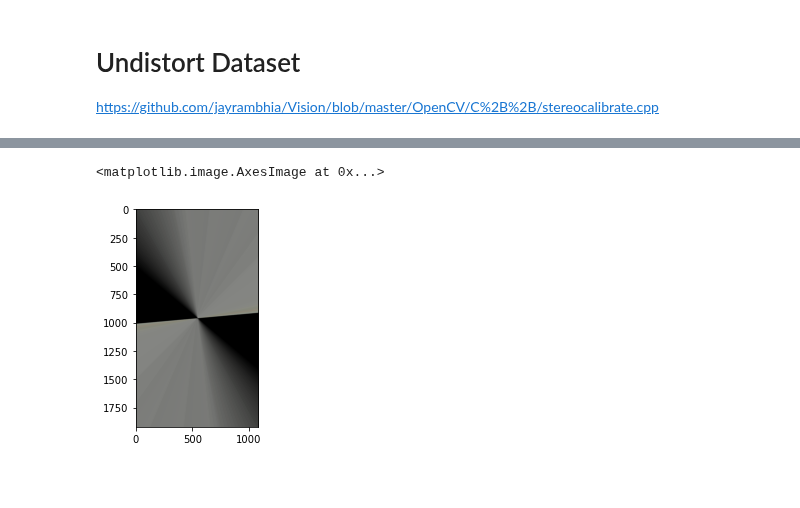
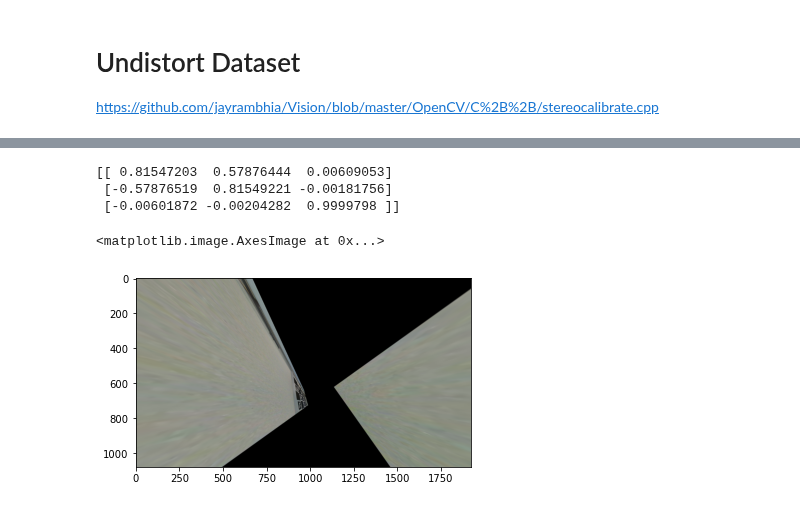
Before and after one commit to alr-internship/self-supervised-depth-denoising, a Jupyter notebook: notebooks/dataset/02_undistord_dataset_new.ipynb, the cells around one changed output, grey strips where cells are left out. Drawn from its saved outputs; the diff is of its cells as text; code cells hidden in the pictures; blank space fills up the shorter version.

Commit message:
updated calibration and added new attempt

```diff
--- a/notebooks/dataset/02_undistord_dataset_new.ipynb
+++ b/notebooks/dataset/02_undistord_dataset_new.ipynb
@@ -7,6 +7,7 @@ class Args:
     calibrated_dataset_path = "../../resources/images/calibrated/dataset_1.npz"
     calibration_matrix_path = "../../resources/calibrations/calibration.yml"
     save_calibrated_images = False
+    common_points_threshold = 40
 args = Args()
 # %%
 from models.dataset.DatasetHelper import openImageDataset, saveImageDataset, load_coefficients
@@ -15,25 +18,17 @@ from matplotlib import pyplot as plt
 # %%
-# Open Dataset and calibration file
 rs_rgb, rs_z, zv_rgb, zv_z = openImageDataset(args.uncalibrated_dataset_path)
 print(f"Opened dataset containing {len(rs_rgb)} image sets")
 
-## Load Coefficients
-transformation_matrix = load_coefficients(path=args.calibration_matrix_path)
-
-## Undistort Images
-import cv2
-import numpy as np
-
+# camera matrizes
 CM1 = np.identity(3)
 CM2 = np.identity(3)
+
+# camera distortion coefficients
 D1 = np.zeros(4)
 D2 = np.zeros(4)
-R = transformation_matrix[0:3, 0:3]
-T = transformation_matrix[0:3, 3]
-img1_size = rs_rgb[0].shape[:2]
-img2_size = zv_rgb[0].shape[:2]
 
-R1, R2, P1, P2, Q, _, _ = cv2.stereoRectify(CM1, D1, CM2, D2, img1_size, R, T)
-print(R1)
+# image sizes of realsense and zivid
+img_rs_size = tuple(reversed(rs_rgb[0].shape[:2]))
+img_zv_size = tuple(reversed(rs_rgb[0].shape[:2]))
 # %% [output]
 Opened dataset containing 24 image sets
@@ -46,11 +118,18 @@ map2x, map2y = cv2.initUndistortRectifyMap(CM2, D2, R2, P2, img2_size, cv2.CV_32
 # %%
+#
+R1, R2, P1, P2, Q, _, _ = cv2.stereoRectify(CM1, D1, CM2, D2, img_rs_size, R, T)
+map1x, map1y = cv2.initUndistortRectifyMap(CM1, D1, R1, P1, img_rs_size, cv2.CV_32FC1)
+map2x, map2y = cv2.initUndistortRectifyMap(CM2, D2, R2, P2, img_zv_size, cv2.CV_32FC1)
 img1 = rs_rgb[0]
 img2 = zv_rgb[0]
 
 imgU1 = cv2.remap(img1, map1x, map1y, cv2.INTER_LINEAR, cv2.BORDER_CONSTANT)
 imgU2 = cv2.remap(img2, map2x, map2y, cv2.INTER_LINEAR, cv2.BORDER_CONSTANT)
 
 plt.imshow(imgU1)
 # %% [output]
-<matplotlib.image.AxesImage at 0x...>
+[[ 0.81547203  0.57876444  0.00609053]
+ [-0.57876519  0.81549221 -0.00181756]
+ [-0.00601872 -0.00204282  0.9999798 ]]
+<matplotlib.image.AxesImage at 0x...>
-[figure, old version]
+[figure, new version]
```
Also changed, not shown: parts of 4 cells of this notebook, 7 other files.
